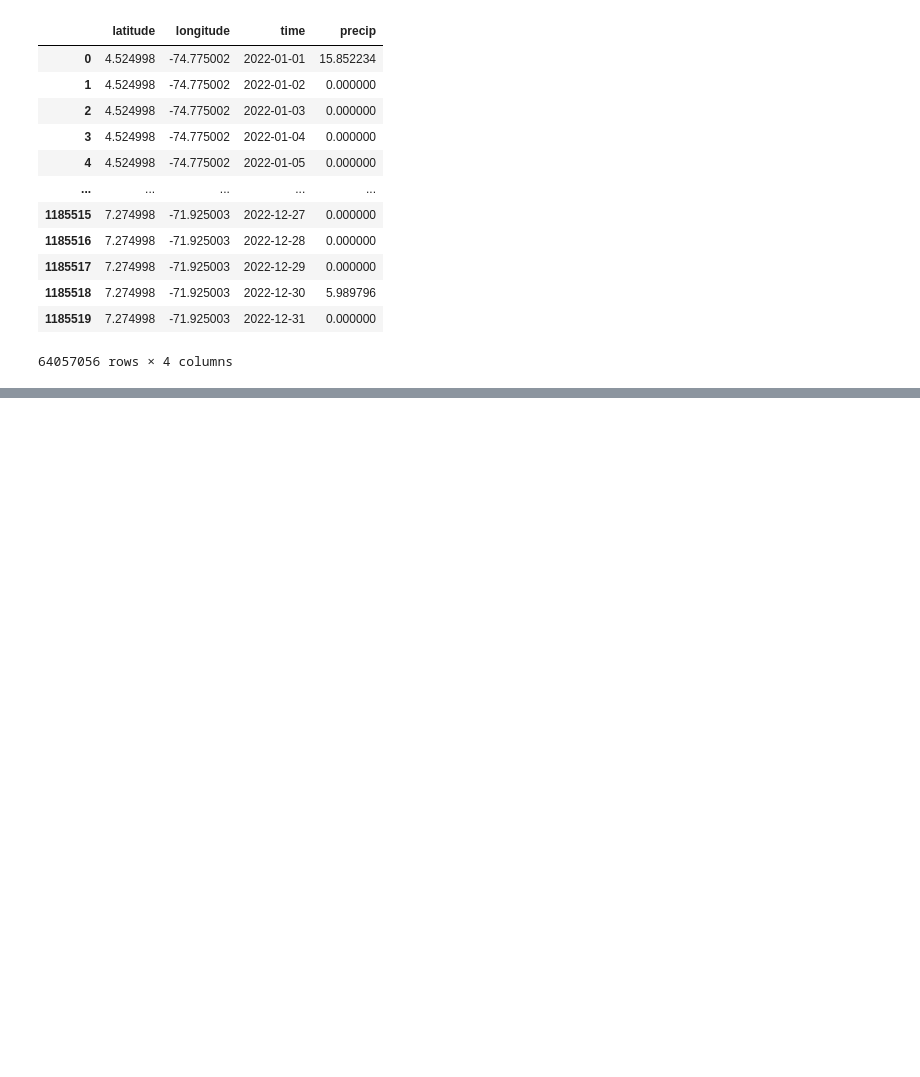
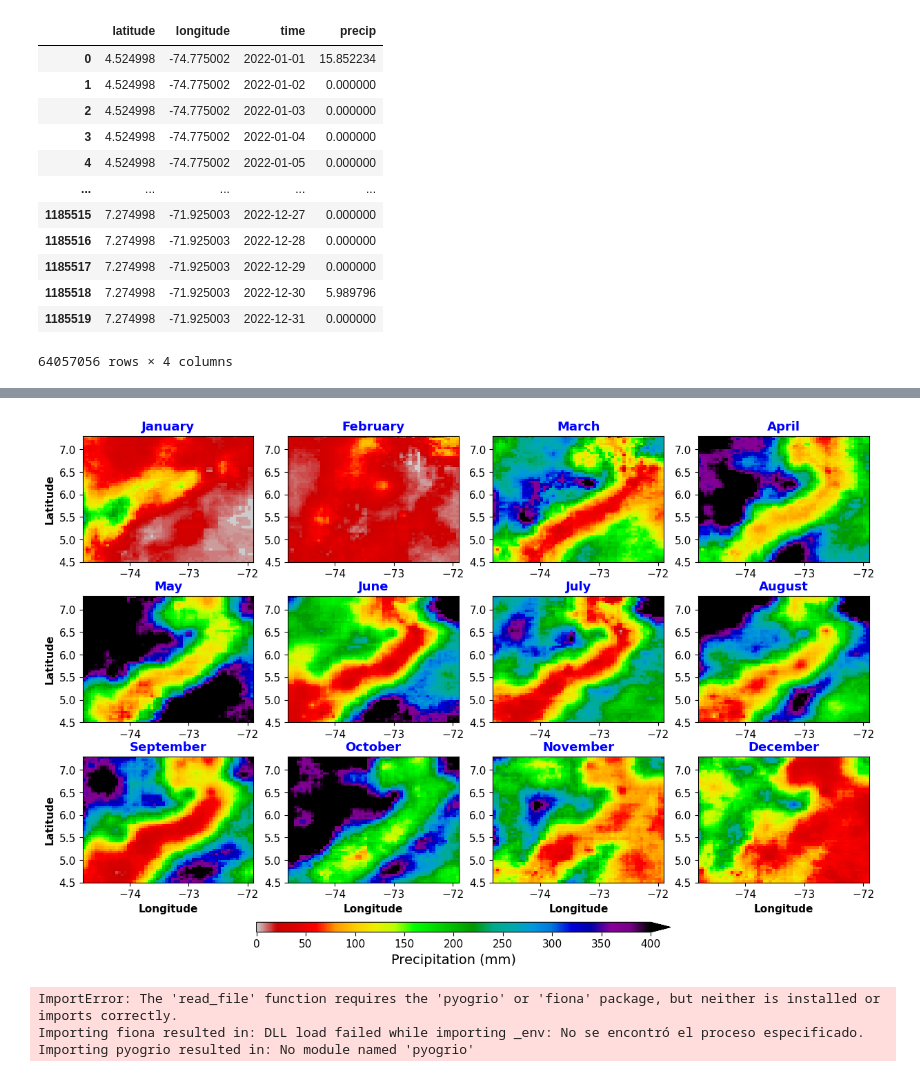
Before and after one commit to nowthings/analysis_climatic_variables, a Jupyter notebook: 2_analysis_chirps/0_load_chirps_daily_p05.ipynb, the cells around one changed output, grey strips where cells are left out. Drawn from its saved outputs; the diff is of its cells as text; code cells hidden in the pictures; blank space fills up the shorter version.

```diff
--- a/2_analysis_chirps/0_load_chirps_daily_p05.ipynb
+++ b/2_analysis_chirps/0_load_chirps_daily_p05.ipynb
@@ -44,0 +89,41 @@ df_all
+# %%
+fig = plt.figure(figsize=[12,8], facecolor='w')
+plt.subplots_adjust(bottom=0.15, top=0.96, left=0.04, right=0.99,
+                    wspace=0.2, hspace=0.27) # wspace and hspace adjust the horizontal and vertical spaces, respectively.
+nrows = 3
+ncols = 4
+for i in range(1, 13):
+    plt.subplot(nrows, ncols, i)
+    dataplot = ds_chirps_nc_2007_mon.precip[i-1, :, :].where(landmask) # Remember that in Python, the data index starts at 0, but the subplot index start at 1.
+    p = plt.pcolormesh(ds_chirps_nc_2007_mon.longitude, ds_chirps_nc_2007_mon.latitude, dataplot,
+                   vmax = 400, vmin = 0, cmap = 'nipy_spectral_r',
+                   )
+    plt.xlim([-74.8, -71.9])
+    plt.ylim([4.5, 7.3])
+    plt.title(calendar.month_name[dataplot.month.values], fontsize = 13,
+              fontweight = 'bold', color = 'b')
+    plt.xticks(fontsize = 11)
+    plt.yticks(fontsize = 11)
+    if i % ncols == 1: # Add ylabel for the very left subplots
+        plt.ylabel('Latitude', fontsize = 11, fontweight = 'bold')
+    if i > ncols*(nrows-1): # Add xlabel for the bottom row subplots
+        plt.xlabel('Longitude', fontsize = 11, fontweight = 'bold')
+
+# Add a colorbar at the bottom:
+cax = fig.add_axes([0.25, 0.06, 0.5, 0.018])
+cb = plt.colorbar(cax=cax, orientation='horizontal', extend = 'max',)
+cb.ax.tick_params(labelsize=11)
+cb.set_label(label='Precipitation (mm)', color = 'k', size=14)
+
+# Now we can save a high resolution (300dpi) version of the figure:
+plt.savefig('Fig_prec_cpc_mon_2012.png', format = 'png', dpi = 300)
+# %% [output]
+[figure, added]
+# %%
+# convert xarray to geopandas
+gdf_precip = gpd.GeoDataFrame(df_all.precip, geometry=gpd.points_from_xy(df_all.longitude,df_all.latitude))
+gdf_boyaca = gpd.read_file('anaconda3/envs/rainfall/github.com/nowthings/analysis_climatic_variables/2_analysis_chirps/boyaca.shp')#, crs="epsg:4326")
+# %% [output]
+ImportError: The 'read_file' function requires the 'pyogrio' or 'fiona' package, but neither is installed or imports correctly.
+Importing fiona resulted in: DLL load failed while importing _env: No se encontró el proceso especificado.
+Importing pyogrio resulted in: No module named 'pyogrio'
```
Also changed, not shown: parts of 6 cells of this notebook, 1 other file.
